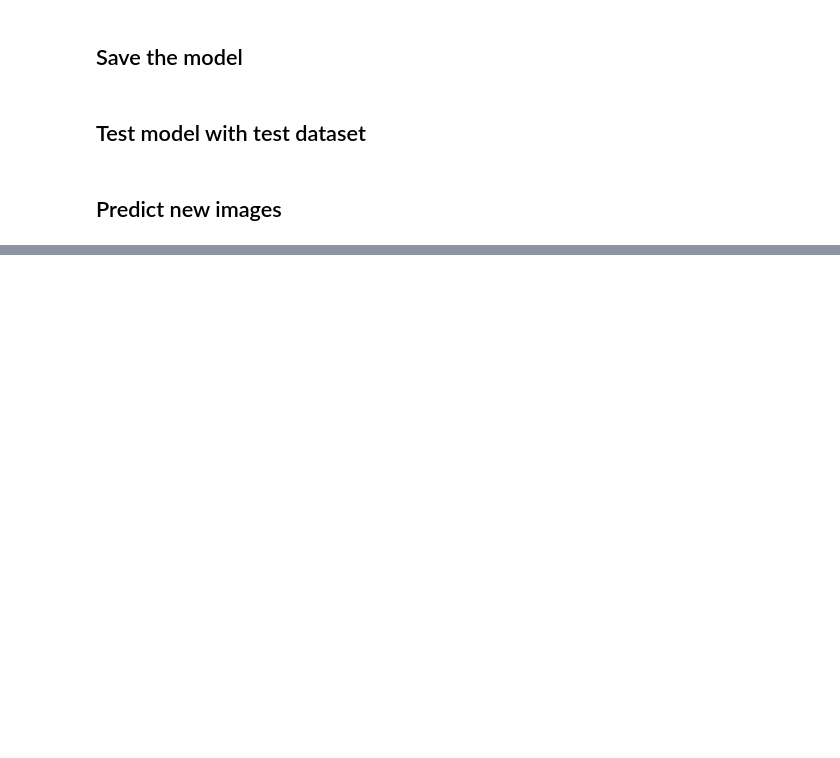
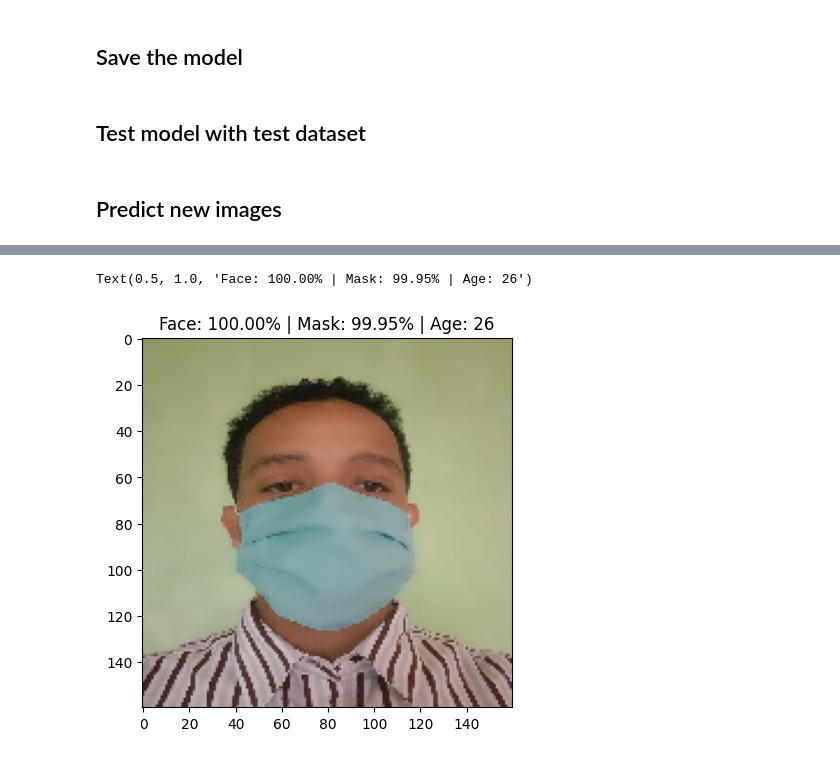
Before and after one commit to kneitmann/dl_faceRecognition, a Jupyter notebook: src/m3/mtm_regression_cascade.ipynb, the cells around one changed output, grey strips where cells are left out. Cells and saved outputs as stored; diff of their text form; code cells hidden in the pictures; blank space fills up the shorter version.

```diff
--- a/src/m3/mtm_regression_cascade.ipynb
+++ b/src/m3/mtm_regression_cascade.ipynb
@@ -123,7 +142,7 @@ face_head = tf.keras.layers.Dense(128, activation='relu')(face_head)
 face_head = tf.keras.layers.Dense(64, activation='relu')(face_head)
 
 # Final layer for binary classification
-face_outputs = keras.layers.Dense(1, activation='sigmoid', name='face_output')(face_head)
+face_outputs = keras.layers.Dense(1, activation='sigmoid')(face_head)
 # %%
 multiply_layer = keras.layers.Multiply()([base_model, face_outputs])
 multiply_layer = keras.layers.Dense(512, activation='relu')(multiply_layer)
@@ -239,7 +294,7 @@ if doFineTuning:
 # https://www.tensorflow.org/tutorials/images/classification
 
 img = tf.keras.utils.load_img(
-    '../../data/m3/training/face/noMask/1_0_34_512938.jpg', target_size=(image_height, image_width)
+    '../../data/m3/training/face/mask/1_1_27_900152.jpg', target_size=(image_height, image_width)
 )
 img_array = tf.keras.utils.img_to_array(img)
 img_array_batch = tf.expand_dims(img_array, 0) # Create a batch
@@ -253,3 +308,4 @@ age_pred = preds[2][0][0]
 ax = plt.subplot(1, 1, 1)
 plt.imshow(img)
 plt.title("Face: {:.2f}% | Mask: {:.2f}% | Age: {:.0f}".format(face_pred_percent, mask_pred_percent, age_pred))
+# %% [output]
@@ -255,0 +313,2 @@ plt.title("Face: {:.2f}% | Mask: {:.2f}% | Age: {:.0f}".format(face_pred_percent
+Text(0.5, 1.0, 'Face: 100.00% | Mask: 99.95% | Age: 26')
+[figure, added]
```
Also changed, not shown: parts of 5 cells of this notebook.
